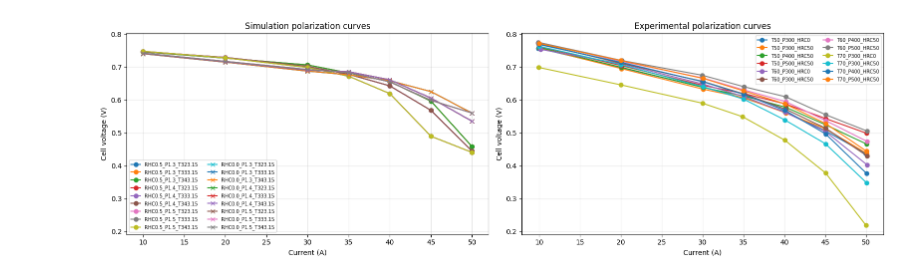
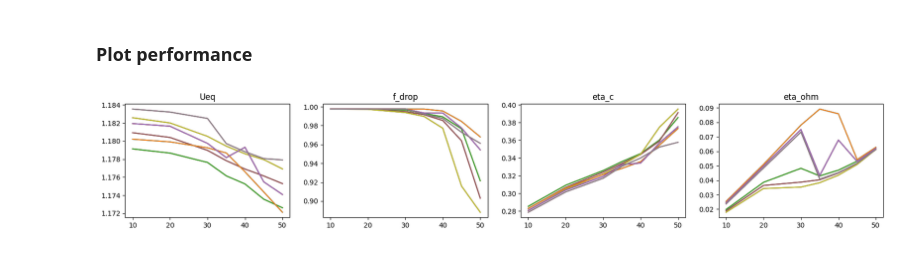
Before and after one commit to YuKwanH/DS-AlphaPEM, a Jupyter notebook: simulation/polar_test/all condition.ipynb, the cells around one changed output. Cells and saved outputs as stored; diff of their text form; code cells hidden in the pictures.

```diff
--- a/simulation/polar_test/all condition.ipynb
+++ b/simulation/polar_test/all condition.ipynb
@@ -83,48 +104,2 @@ plt.plot(np.array(value["states"]["eta_conc"], dtype=float))
-# %%
-fig, ax = plt.subplots(figsize=(16, 5), nrows=1, ncols=2)
-sim_voltage_curves = []
-exp_voltage_curves = []
-
-for key, value in pola_tests_sim.items():
-    Ueq = np.array(value["states"]["Ueq"], dtype=float)
-    i_fc = np.array(value["states"]["i_fc"], dtype=float)
-    eta_act = np.array(value["states"]["eta_act"], dtype=float)
-    eta_conc = np.array(value["states"]["eta_conc"], dtype=float)*1000
-    Rmem = np.array([sum(Rmem_i) for Rmem_i in value["states"]["Rmem"]], dtype=float)
-    Rccl = np.array(value["states"]["Rccl"], dtype=float)
-    Rohm = Rmem + parameters["Re"]
-    Ucell = 0.97 - i_fc * Rohm - eta_act - eta_conc
-    sim_voltage_curves.append(Ucell)
-    if "RHC0.5" in key:
-        ax[0].plot(load_points, Ucell, marker='o', label=key)
-    else:
-        ax[0].plot(load_points, Ucell, marker='x', label=key)
-
-exp_pola_data = pd.ExcelFile(project_root / "data" / "Polar_curves.xlsx")
-pola_testdata = {sname: pd.read_excel(exp_pola_data, sheet_name=sname)
-    for sname in exp_pola_data.sheet_names}
-
-for name, data in pola_testdata.items():
-    i_values = data["I_LOAD"].to_numpy(dtype=float)
-    v_values = data["VFC"].to_numpy(dtype=float) / n_cell
-    exp_voltage_curves.append(v_values)
-    ax[1].plot(i_values, v_values, marker='o', label=name)
-
-
-ax[0].set_title("Simulation polarization curves")
-ax[0].set_xlabel("Current (A)")
-ax[0].set_ylabel("Cell voltage (V)")
-ax[0].grid(True, alpha=0.3)
-ax[0].legend(fontsize=7, ncol=2)
-ax[0].set_ylim(ax[1].get_ylim())
-
-ax[1].set_title("Experimental polarization curves")
-ax[1].set_xlabel("Current (A)")
-ax[1].set_ylabel("Cell voltage (V)")
-ax[1].grid(True, alpha=0.3)
-ax[1].legend(fontsize=7, ncol=2)
-
-plt.tight_layout()
-plt.show()
-# %% [output]
-[figure, removed]
+# %% [markdown]
+### Plot performance
@@ -130,0 +125,23 @@ plt.show()
+# %%
+fig, axes = plt.subplots(figsize=(20, 3), nrows=1, ncols=4)
+for key, value in pola_tests_sim.items():
+    x_profile = value["states"]
+    kinetic_profile = {}
+    for i in range(len(load_points)):
+        x = {var_name: x_profile[var_name][i] for var_name in x_profile.keys()}
+        Ueq, f_drop, eta_c = kinetics(i, x, a_slim=0.1, b_slim=0.05, a_switch=0.2,
+                                                        i0_c_ref=0.1,
+                                                        kappa_c=1,
+                                                        operating_inputs=operating_inputs)
+        eta_ohm = (np.array(sum(x["Rmem"]), dtype=float) + parameters["Re"]) * x["i_fc"]
+        kinetic_profile[i] = {"Ueq": Ueq, "f_drop": f_drop, "eta_c": eta_c, "eta_ohm": eta_ohm}
+    axes[0].plot(load_points, [kinetic_profile[i]["Ueq"] for i in range(len(load_points))], label=key)
+    axes[0].set_title("Ueq")
+    axes[1].plot(load_points, [kinetic_profile[i]["f_drop"] for i in range(len(load_points))], label=key)
+    axes[1].set_title("f_drop")
+    axes[2].plot(load_points, [kinetic_profile[i]["eta_c"] for i in range(len(load_points))], label=key)
+    axes[2].set_title("eta_c")
+    axes[3].plot(load_points, [kinetic_profile[i]["eta_ohm"] for i in range(len(load_points))], label=key)
+    axes[3].set_title("eta_ohm")
+# %% [output]
+[figure, added]
```
Also changed, not shown: parts of 13 cells of this notebook, 4 other files.
